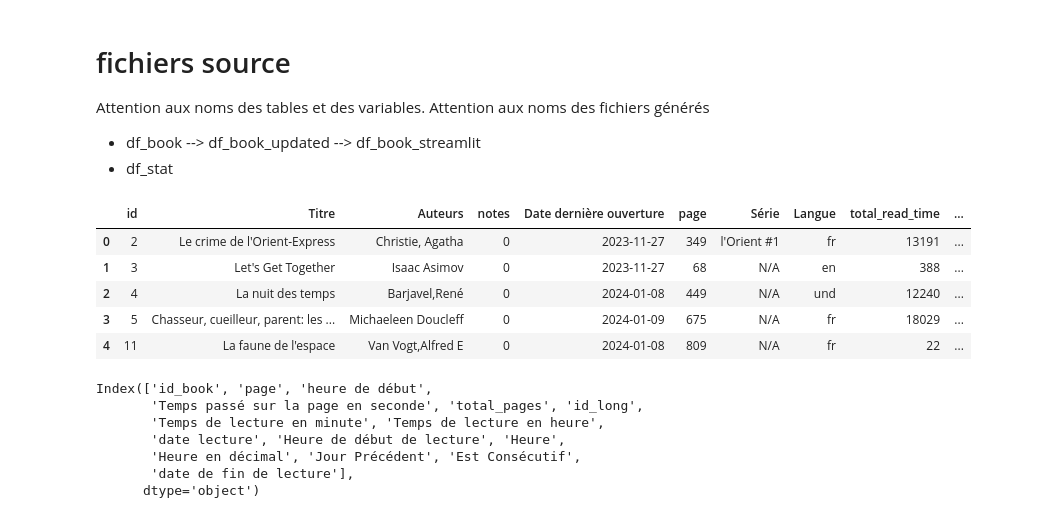
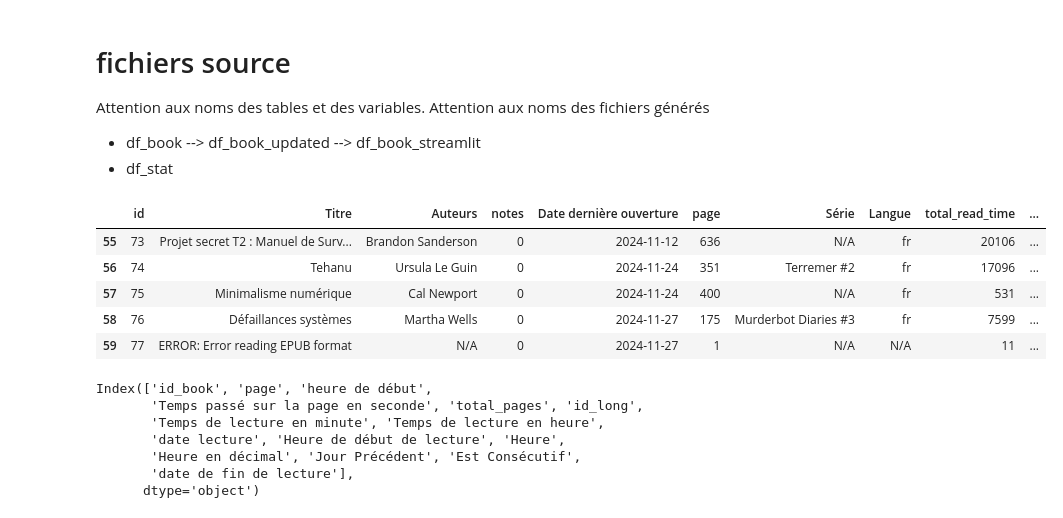
Before and after one commit to ChrisOlv/book_data_analysis, a Jupyter notebook: dataviz/dataviz.ipynb, the cells around one changed output. Drawn from its saved outputs; the diff is of its cells as text; code cells hidden in the pictures.

```diff
--- a/dataviz/dataviz.ipynb
+++ b/dataviz/dataviz.ipynb
@@ -39,15 +112,15 @@ Attention aux noms des fichiers générés
 * df_stat
 # %%
 df_book = pd.read_parquet('../data_sources_from_python/df_book.parquet')
-df_book.to_excel("df_book.xlsx", index=False)
-df_book.head(5)
+# df_book.to_excel("df_book.xlsx", index=False)
+df_book.tail(5)
 # %% [output]
 |  | id | Titre | Auteurs | notes | Date dernière ouverture | page | Série | Langue | total_read_time | ... |
-| 0 | 2 | Le crime de l'Orient-Express | Christie, Agatha | 0 | 2023-11-27 | 349 | l'Orient #1 | fr | 13191 | ... |
-| 1 | 3 | Let's Get Together | Isaac Asimov | 0 | 2023-11-27 | 68 | N/A | en | 388 | ... |
-| 2 | 4 | La nuit des temps | Barjavel,René | 0 | 2024-01-08 | 449 | N/A | und | 12240 | ... |
-| 3 | 5 | Chasseur, cueilleur, parent: les ... | Michaeleen Doucleff | 0 | 2024-01-09 | 675 | N/A | fr | 18029 | ... |
-| 4 | 11 | La faune de l'espace | Van Vogt,Alfred E | 0 | 2024-01-08 | 809 | N/A | fr | 22 | ... |
+| 55 | 73 | Projet secret T2 : Manuel de Surv... | Brandon Sanderson | 0 | 2024-11-12 | 636 | N/A | fr | 20106 | ... |
+| 56 | 74 | Tehanu | Ursula Le Guin | 0 | 2024-11-24 | 351 | Terremer #2 | fr | 17096 | ... |
+| 57 | 75 | Minimalisme numérique | Cal Newport | 0 | 2024-11-24 | 400 | N/A | fr | 531 | ... |
+| 58 | 76 | Défaillances systèmes | Martha Wells | 0 | 2024-11-27 | 175 | Murderbot Diaries #3 | fr | 7599 | ... |
+| 59 | 77 | ERROR: Error reading EPUB format | N/A | 0 | 2024-11-27 | 1 | N/A | N/A | 11 | ... |
 # %%
 df_stat = pd.read_parquet('../data_sources_from_python/stats_lecture.parquet')
 # df_stat.to_excel("df_stat.xlsx", index=False)
```
Also changed, not shown: parts of 10 cells of this notebook, 18 other files.
